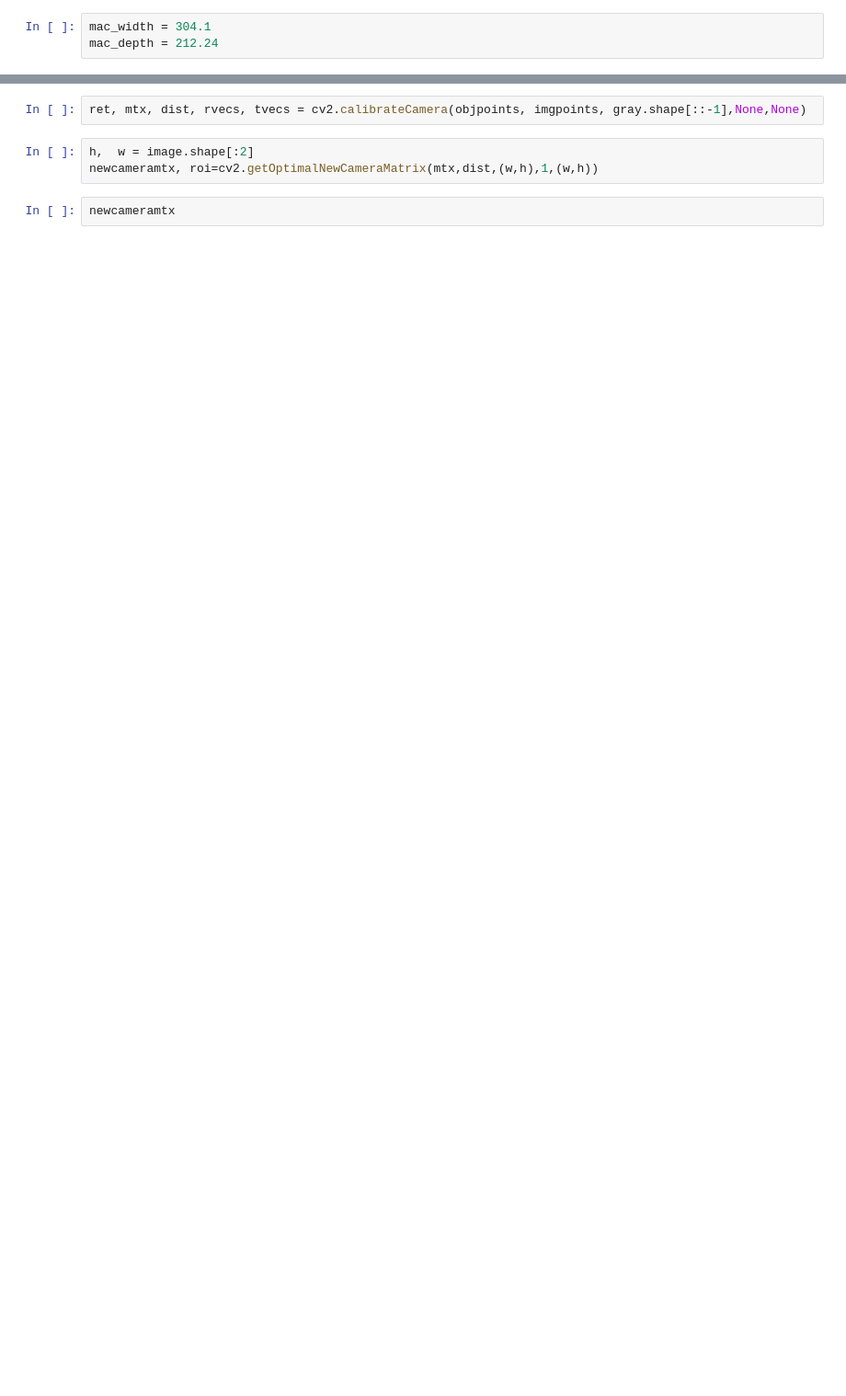
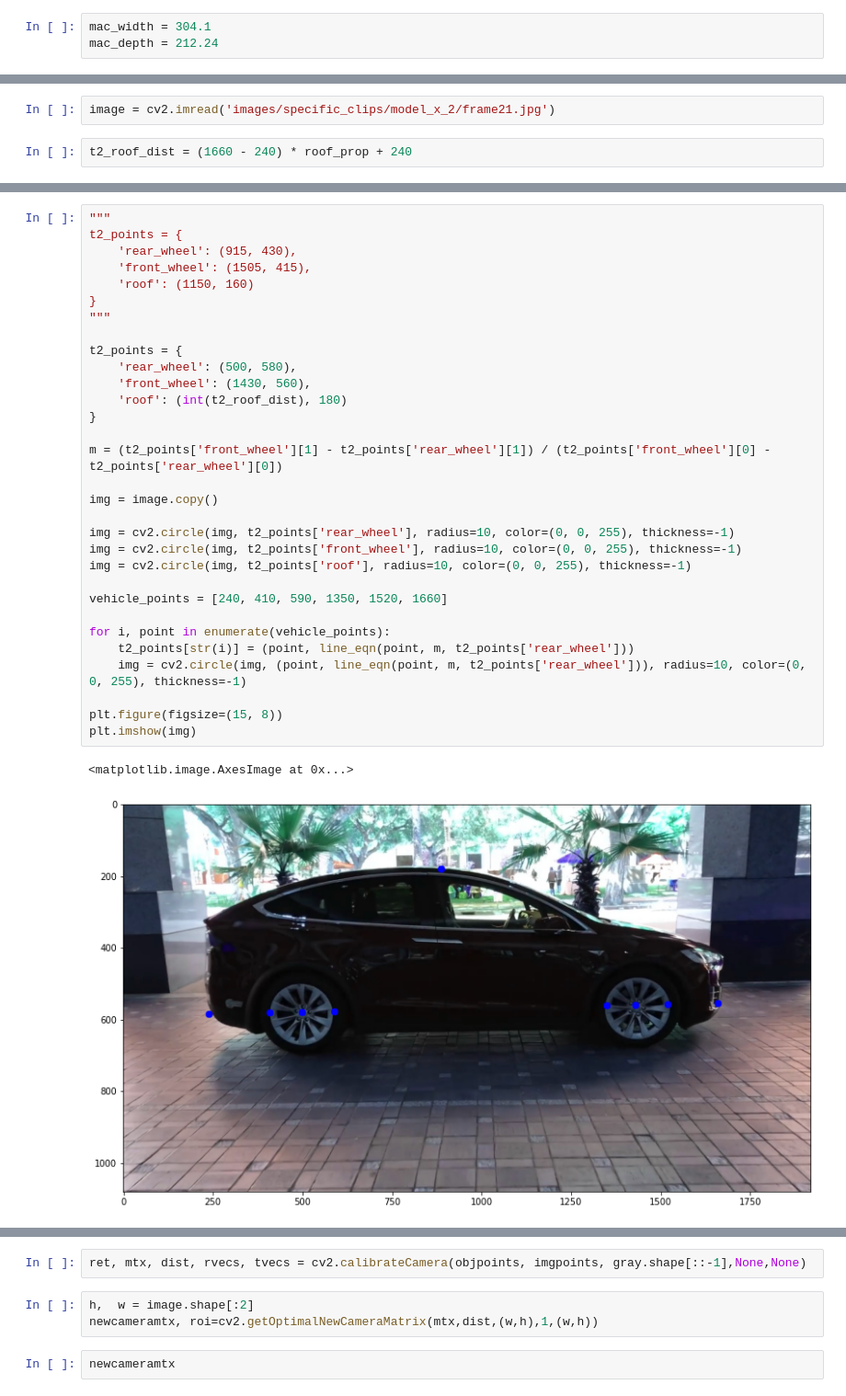
Before and after one commit to markbreen95/comp_09011_group, a Jupyter notebook: Camera Calibration.ipynb, the cells around one changed output, grey strips where cells are left out. Shown at 92% size. Drawn from its saved outputs; the diff is of its cells as text; blank space fills up the shorter version.

```diff
--- a/Camera Calibration.ipynb
+++ b/Camera Calibration.ipynb
@@ -89,0 +142,4 @@ mac_depth = 212.24
+# %%
+image = cv2.imread('images/specific_clips/model_x_2/frame21.jpg')
+# %%
+t2_roof_dist = (1660 - 240) * roof_prop + 240
@@ -90,2 +150,36 @@ mac_depth = 212.24
+# %%
+"""
+t2_points = {
+    'rear_wheel': (915, 430),
+    'front_wheel': (1505, 415),
+    'roof': (1150, 160)
+}
+"""
+
+t2_points = {
+    'rear_wheel': (500, 580),
+    'front_wheel': (1430, 560),
+    'roof': (int(t2_roof_dist), 180)
+}
+
+m = (t2_points['front_wheel'][1] - t2_points['rear_wheel'][1]) / (t2_points['front_wheel'][0] - t2_points['rear_wheel'][0])
+
+img = image.copy()
+
+img = cv2.circle(img, t2_points['rear_wheel'], radius=10, color=(0, 0, 255), thickness=-1)
+img = cv2.circle(img, t2_points['front_wheel'], radius=10, color=(0, 0, 255), thickness=-1)
+img = cv2.circle(img, t2_points['roof'], radius=10, color=(0, 0, 255), thickness=-1)
+
+vehicle_points = [240, 410, 590, 1350, 1520, 1660]
+
+for i, point in enumerate(vehicle_points):
+    t2_points[str(i)] = (point, line_eqn(point, m, t2_points['rear_wheel']))
+    img = cv2.circle(img, (point, line_eqn(point, m, t2_points['rear_wheel'])), radius=10, color=(0, 0, 255), thickness=-1)
+
+plt.figure(figsize=(15, 8))
+plt.imshow(img)
+# %% [output]
+<matplotlib.image.AxesImage at 0x...>
+[figure, added]
 # %%
 imgpoints = [np.array([[list(x)] for x in points.values()]).astype(np.float32),
```
Also changed, not shown: parts of 10 cells of this notebook.
